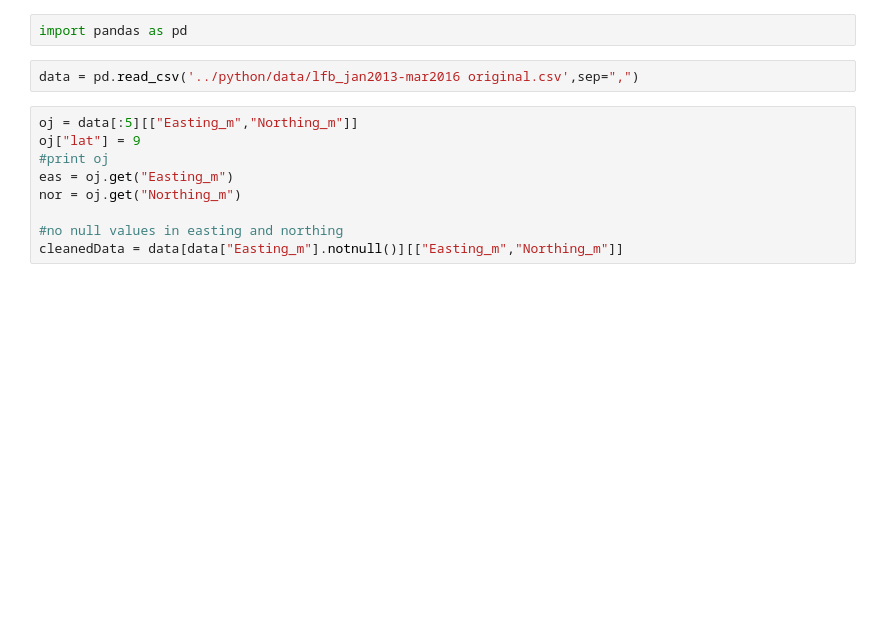
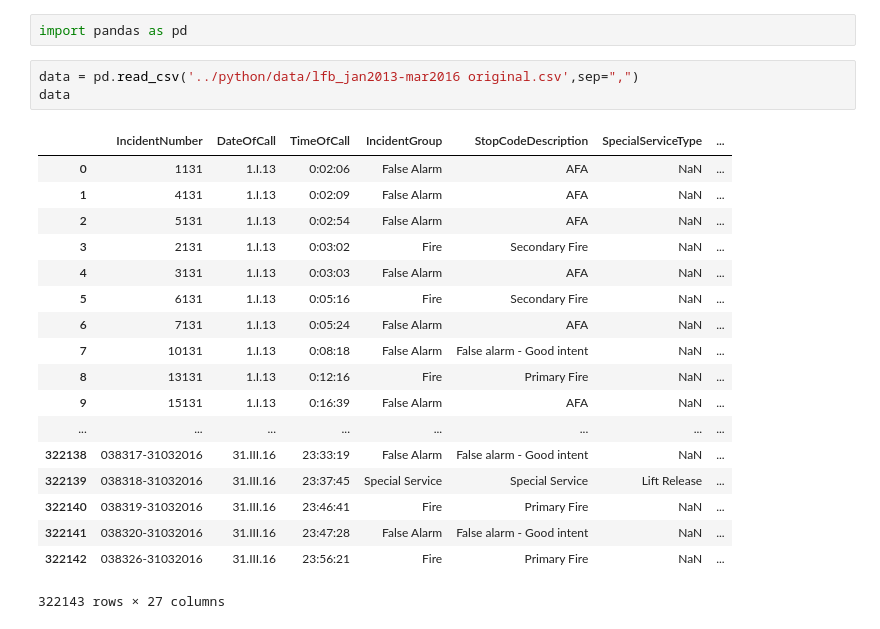
Before and after one commit to thangout/socialdata-project, a Jupyter notebook: notebooks/thang-notebook.ipynb, the cells around one changed output. Saved outputs shown, nothing was run; the diff lists cells and outputs as text; blank space fills up the shorter version.

```diff
--- a/notebooks/thang-notebook.ipynb
+++ b/notebooks/thang-notebook.ipynb
@@ -2,13 +2,24 @@
 import pandas as pd
 # %%
 data = pd.read_csv('../python/data/lfb_jan2013-mar2016 original.csv',sep=",")
+data
+# %% [output]
+|  | IncidentNumber | DateOfCall | TimeOfCall | IncidentGroup | StopCodeDescription | SpecialServiceType | ... |
+| 0 | 1131 | 1.I.13 | 0:02:06 | False Alarm | AFA | NaN | ... |
+| 1 | 4131 | 1.I.13 | 0:02:09 | False Alarm | AFA | NaN | ... |
+| 2 | 5131 | 1.I.13 | 0:02:54 | False Alarm | AFA | NaN | ... |
+| 3 | 2131 | 1.I.13 | 0:03:02 | Fire | Secondary Fire | NaN | ... |
+| 4 | 3131 | 1.I.13 | 0:03:03 | False Alarm | AFA | NaN | ... |
+| 5 | 6131 | 1.I.13 | 0:05:16 | Fire | Secondary Fire | NaN | ... |
+| 6 | 7131 | 1.I.13 | 0:05:24 | False Alarm | AFA | NaN | ... |
+| 7 | 10131 | 1.I.13 | 0:08:18 | False Alarm | False alarm - Good intent | NaN | ... |
+| 8 | 13131 | 1.I.13 | 0:12:16 | Fire | Primary Fire | NaN | ... |
+| 9 | 15131 | 1.I.13 | 0:16:39 | False Alarm | AFA | NaN | ... |
+| ... | ... | ... | ... | ... | ... | ... | ... |
+| 322138 | 038317-31032016 | 31.III.16 | 23:33:19 | False Alarm | False alarm - Good intent | NaN | ... |
+| 322139 | 038318-31032016 | 31.III.16 | 23:37:45 | Special Service | Special Service | Lift Release | ... |
+| 322140 | 038319-31032016 | 31.III.16 | 23:46:41 | Fire | Primary Fire | NaN | ... |
+| 322141 | 038320-31032016 | 31.III.16 | 23:47:28 | False Alarm | False alarm - Good intent | NaN | ... |
+| 322142 | 038326-31032016 | 31.III.16 | 23:56:21 | Fire | Primary Fire | NaN | ... |
+322143 rows × 27 columns
-# %%
-oj = data[:5][["Easting_m","Northing_m"]]
-oj["lat"] = 9
-#print oj
-eas = oj.get("Easting_m")
-nor = oj.get("Northing_m")
-
-#no null values in easting and northing
-cleanedData = data[data["Easting_m"].notnull()][["Easting_m","Northing_m"]]
 # %%
```
Also changed, not shown: parts of 6 cells of this notebook.
